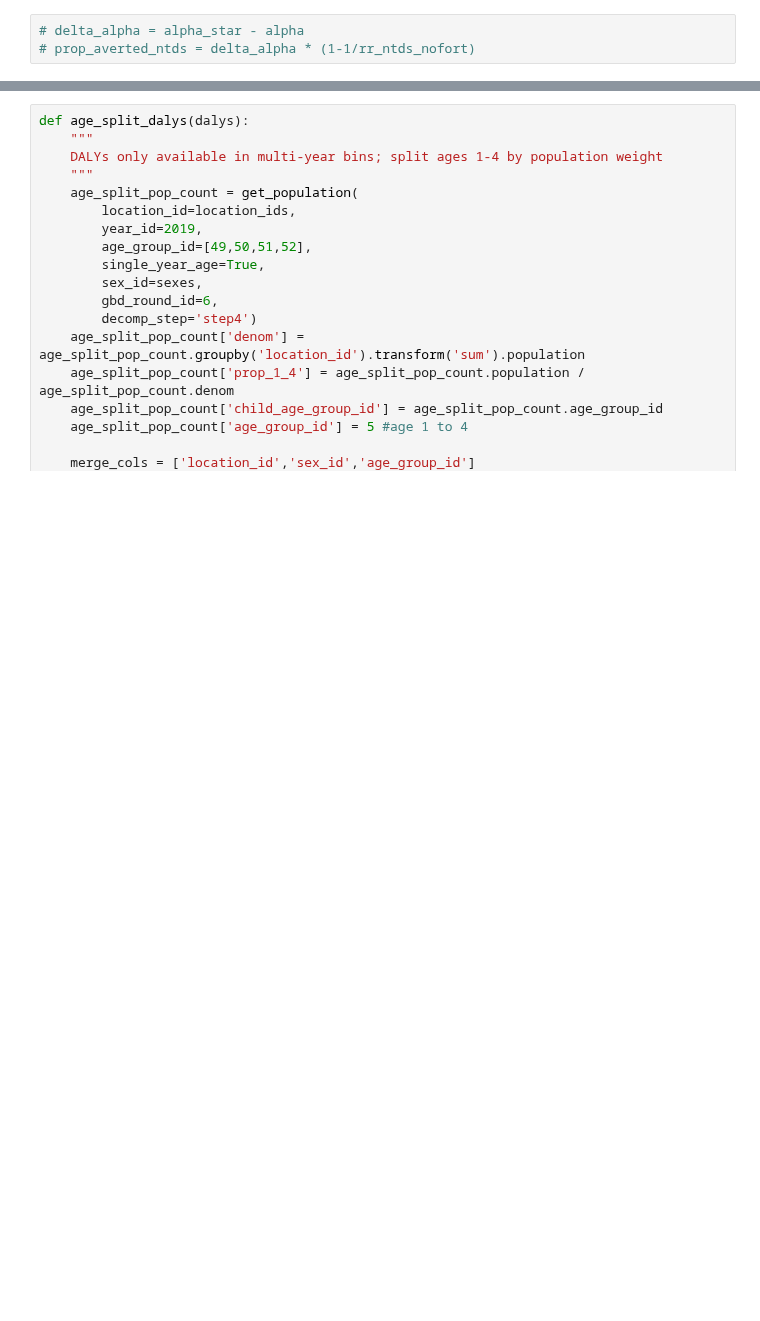
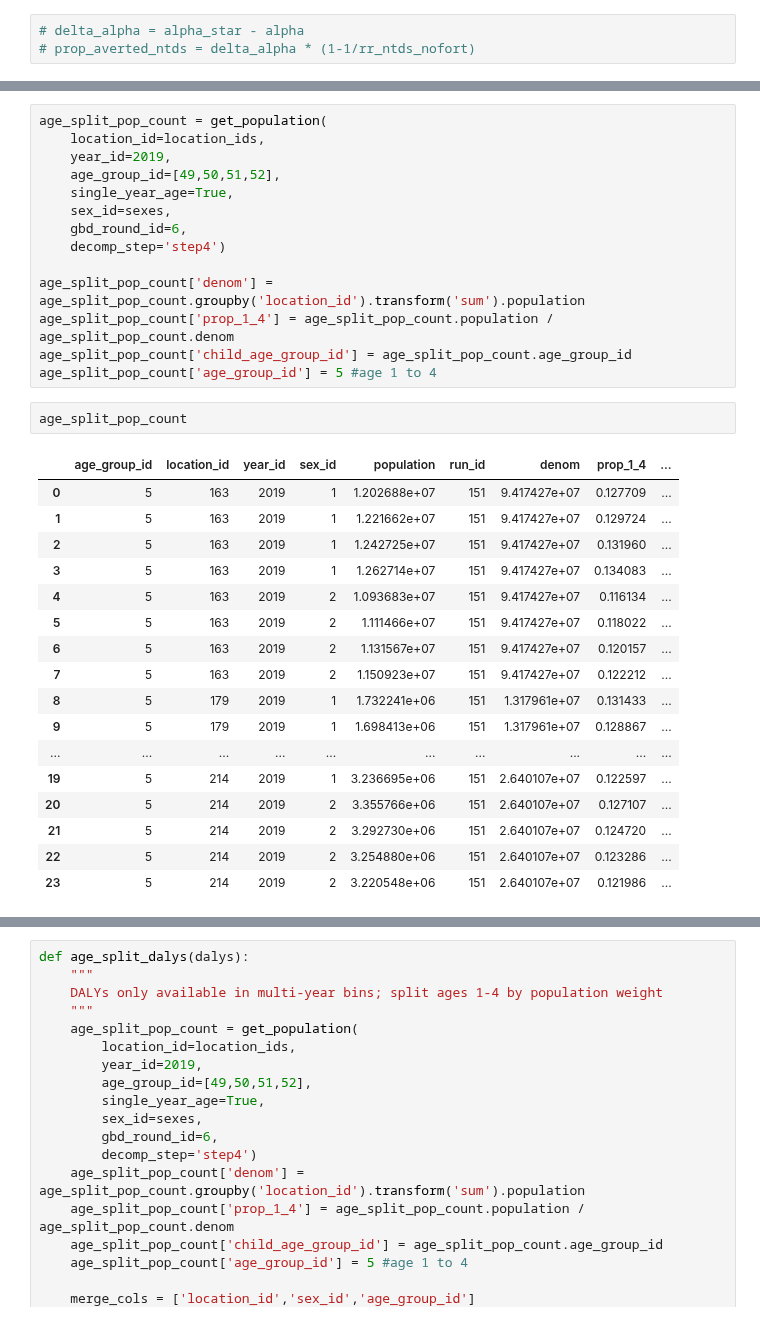
Before and after one commit to ihmeuw/vivarium_data_analysis, a Jupyter notebook: pre_processing/lsff_project/multiplication_models/dichotomous_models/2021_02_16_folic_acid_multiplicative_model_updated_alpha.ipynb, the cells around one changed output, grey strips where cells are left out. Cells and saved outputs as stored; diff of their text form; blank space fills up the shorter version.

```diff
--- a/pre_processing/lsff_project/multiplication_models/dichotomous_models/2021_02_16_folic_acid_multiplicative_model_updated_alpha.ipynb
+++ b/pre_processing/lsff_project/multiplication_models/dichotomous_models/2021_02_16_folic_acid_multiplicative_model_updated_alpha.ipynb
@@ -241,0 +479,34 @@ dalys = pull_dalys(cause_ids, cause_ids, location_ids, ages, sexes, index_cols)
+# %%
+age_split_pop_count = get_population(
+    location_id=location_ids,
+    year_id=2019,
+    age_group_id=[49,50,51,52],
+    single_year_age=True,
+    sex_id=sexes,
+    gbd_round_id=6,
+    decomp_step='step4')
+
+age_split_pop_count['denom'] = age_split_pop_count.groupby('location_id').transform('sum').population
+age_split_pop_count['prop_1_4'] = age_split_pop_count.population / age_split_pop_count.denom
+age_split_pop_count['child_age_group_id'] = age_split_pop_count.age_group_id
+age_split_pop_count['age_group_id'] = 5 #age 1 to 4
+# %%
+age_split_pop_count
+# %% [output]
+|  | age_group_id | location_id | year_id | sex_id | population | run_id | denom | prop_1_4 | ... |
+| 0 | 5 | 163 | 2019 | 1 | 1.202688e+07 | 151 | 9.417427e+07 | 0.127709 | ... |
+| 1 | 5 | 163 | 2019 | 1 | 1.221662e+07 | 151 | 9.417427e+07 | 0.129724 | ... |
+| 2 | 5 | 163 | 2019 | 1 | 1.242725e+07 | 151 | 9.417427e+07 | 0.131960 | ... |
+| 3 | 5 | 163 | 2019 | 1 | 1.262714e+07 | 151 | 9.417427e+07 | 0.134083 | ... |
+| 4 | 5 | 163 | 2019 | 2 | 1.093683e+07 | 151 | 9.417427e+07 | 0.116134 | ... |
+| 5 | 5 | 163 | 2019 | 2 | 1.111466e+07 | 151 | 9.417427e+07 | 0.118022 | ... |
+| 6 | 5 | 163 | 2019 | 2 | 1.131567e+07 | 151 | 9.417427e+07 | 0.120157 | ... |
+| 7 | 5 | 163 | 2019 | 2 | 1.150923e+07 | 151 | 9.417427e+07 | 0.122212 | ... |
+| 8 | 5 | 179 | 2019 | 1 | 1.732241e+06 | 151 | 1.317961e+07 | 0.131433 | ... |
+| 9 | 5 | 179 | 2019 | 1 | 1.698413e+06 | 151 | 1.317961e+07 | 0.128867 | ... |
+| ... | ... | ... | ... | ... | ... | ... | ... | ... | ... |
+| 19 | 5 | 214 | 2019 | 1 | 3.236695e+06 | 151 | 2.640107e+07 | 0.122597 | ... |
+| 20 | 5 | 214 | 2019 | 2 | 3.355766e+06 | 151 | 2.640107e+07 | 0.127107 | ... |
+| 21 | 5 | 214 | 2019 | 2 | 3.292730e+06 | 151 | 2.640107e+07 | 0.124720 | ... |
+| 22 | 5 | 214 | 2019 | 2 | 3.254880e+06 | 151 | 2.640107e+07 | 0.123286 | ... |
+| 23 | 5 | 214 | 2019 | 2 | 3.220548e+06 | 151 | 2.640107e+07 | 0.121986 | ... |
```
Also changed, not shown: parts of 30 cells of this notebook.
